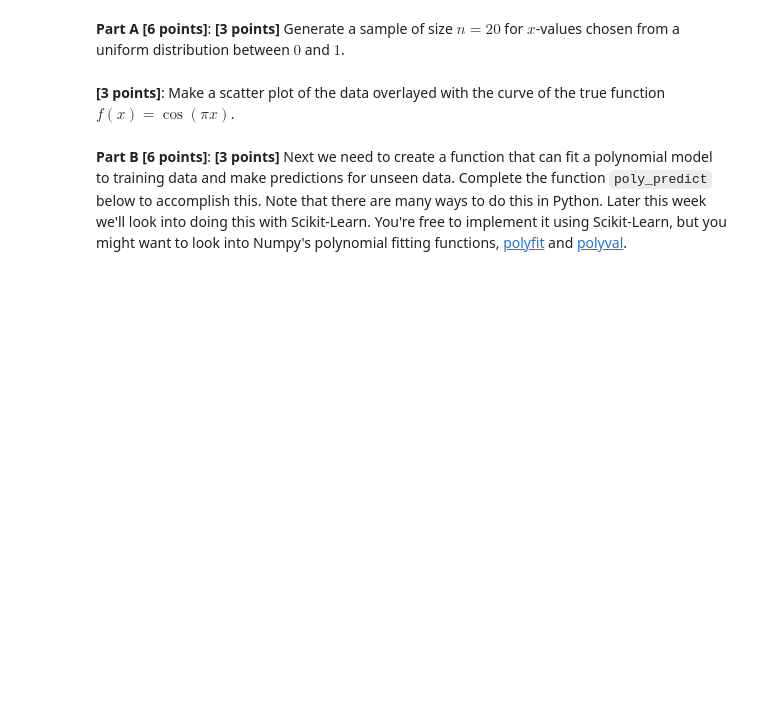
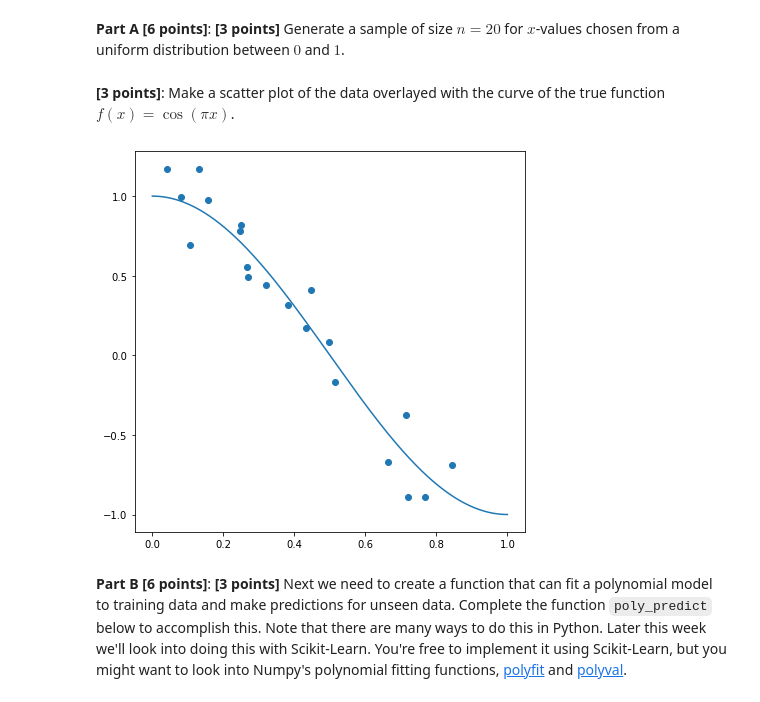
Before and after one commit to kaihvc/CSCI-4622-Machine-Learning-sp21, a Jupyter notebook: hmwks/hw1/hw1.ipynb, the cells around one changed output. Cells and saved outputs as stored; diff of their text form; code cells hidden in the pictures; blank space fills up the shorter version.

```diff
--- a/hmwks/hw1/hw1.ipynb
+++ b/hmwks/hw1/hw1.ipynb
@@ -534,8 +710,7 @@ def get_y(x, sigma=1.0):
 
     :@param x: ndarray of feature values
     """
-    # YOUR CODE HERE
-    raise NotImplementedError()
+    return get_f(x) + np.random.normal(loc=0.0, scale=sigma, size=len(x))
 
 def sample(n, sigma=1.0):
     """Return tuples of data (x, y) that come from
@@ -548,11 +723,15 @@ def sample(n, sigma=1.0):
 # %%
 n = 20
 x, y = sample(n, sigma=.15)
 xplot = np.linspace(0, 1, 200)
 fplot = get_f(xplot)
 fig, ax = plt.subplots(nrows=1, ncols=1, figsize=(7, 7))
-# YOUR CODE HERE
-raise NotImplementedError()
+
+ax.scatter(x, y)
+ax.plot(xplot, fplot)
+plt.show()
+# %% [output]
+[figure, added]
 # %% [markdown]
 **Part B [6 points]**: **[3 points]** Next we need to create a function that can fit a polynomial model to training data and make predictions for unseen data.  Complete the function `poly_predict` below to accomplish this.  Note that there are many ways to do this in Python.  Later this week we'll look into doing this with Scikit-Learn.  You're free to implement it using Scikit-Learn, but you might want to look into Numpy's polynomial fitting functions, [polyfit](https://docs.scipy.org/doc/numpy/reference/generated/numpy.polyfit.html) and [polyval](https://docs.scipy.org/doc/numpy/reference/generated/numpy.polyval.html).
 # %%
```
Also changed, not shown: parts of 31 cells of this notebook.
